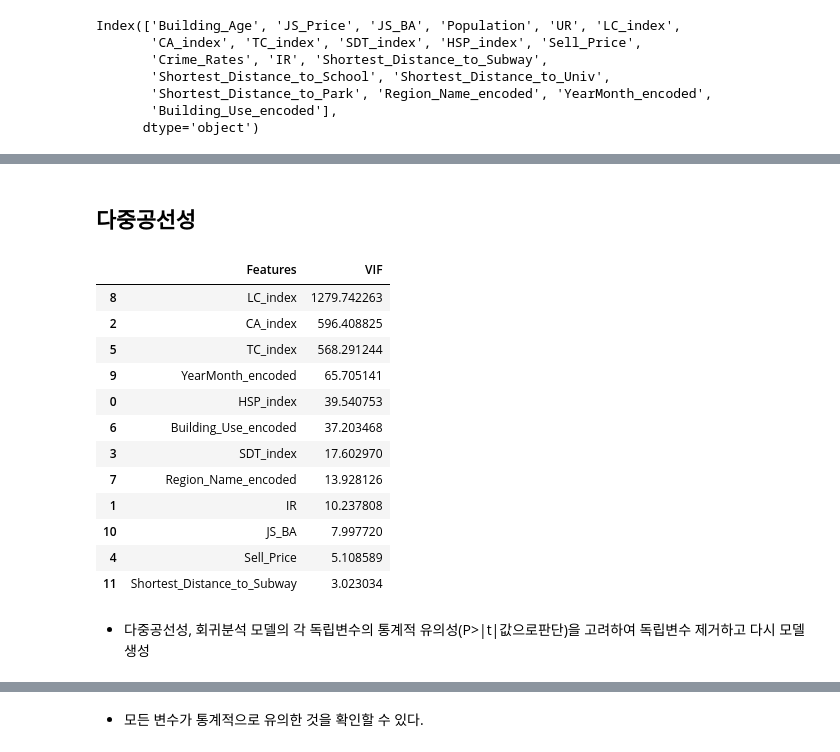
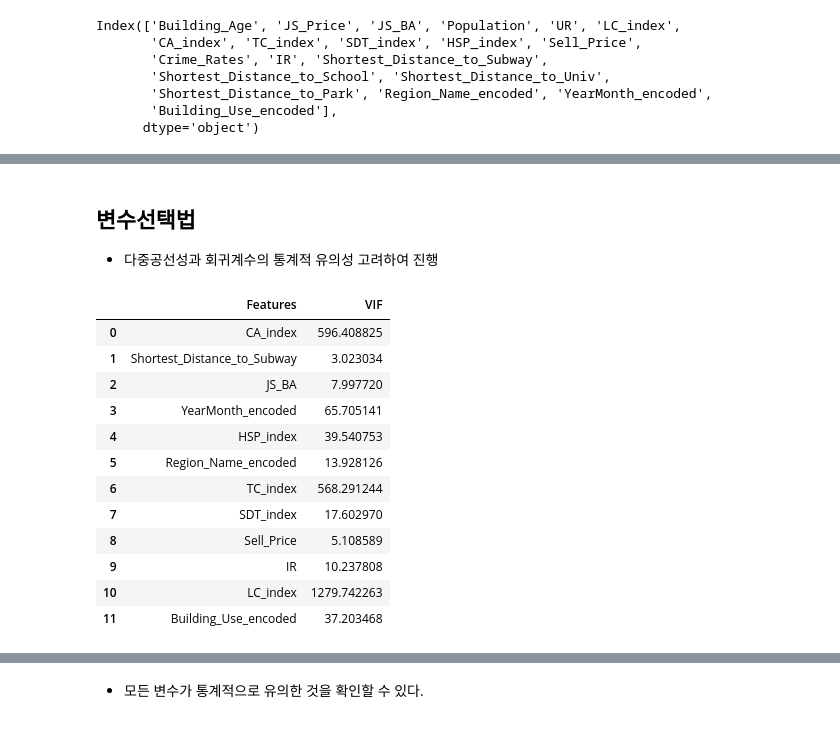
Before and after one commit to HSYhrae/team3_semi_project, a Jupyter notebook: Regression_analysis.ipynb, the cells around one changed output, grey strips where cells are left out. Drawn from its saved outputs; the diff is of its cells as text; code cells hidden in the pictures.

```diff
--- a/Regression_analysis.ipynb
+++ b/Regression_analysis.ipynb
@@ -256,21 +140,0 @@ plt.show()
-# %%
-count = len(df_encoded.columns) - 1
-col = 3
-
-fig, ax = plt.subplots(nrows=math.ceil(count / col), ncols=col, figsize=(30, 30))
-ax = ax.ravel()  # 2D 배열을 1D 배열로 평탄화
-
-# 그래프를 그릴 컬럼 목록
-columns_to_plot = [column for column in df_encoded.columns]
-
-for i, column in enumerate(columns_to_plot):
-    if i < len(ax):  # 인덱스가 배열 크기를 벗어나지 않도록 확인
-        sns.kdeplot(data=df_encoded[column], ax=ax[i], shade=True)
-        ax[i].set_title(column)
-
-# 남은 subplot 비우기
-for i in range(len(columns_to_plot), len(ax)):
-    fig.delaxes(ax[i])
-
-plt.tight_layout()
-plt.show()
@@ -359,8 +223,9 @@ Covariance Type:            nonrobust
 
 Notes:
 [1] Standard Errors assume that the covariance matrix of the errors is correctly specified.
-# %% [markdown]
-## 다중공선성
+# %% [markdown]
+## 변수선택법
+- 다중공선성과 회귀계수의 통계적 유의성 고려하여 진행
 # %%
 # X 데이터에서 상수항 제거 (VIF 계산에서 상수항은 제외해야 함)
 X_without_constant = X.drop('const', axis=1)
@@ -369,21 +234,19 @@ X_without_constant = X.drop('const', axis=1)
 vif = pd.DataFrame()
 vif["Features"] = X_without_constant.columns
 vif["VIF"] = [variance_inflation_factor(X_without_constant.values, i) for i in range(X_without_constant.shape[1])]
-# %%
-vif.sort_values(by='VIF', ascending=False)
-# %% [output]
-|  | Features | VIF |
-| 8 | LC_index | 1279.742263 |
-| 2 | CA_index | 596.408825 |
-| 5 | TC_index | 568.291244 |
-| 9 | YearMonth_encoded | 65.705141 |
-| 0 | HSP_index | 39.540753 |
-| 6 | Building_Use_encoded | 37.203468 |
-| 3 | SDT_index | 17.602970 |
-| 7 | Region_Name_encoded | 13.928126 |
-| 1 | IR | 10.237808 |
-| 10 | JS_BA | 7.997720 |
-| 4 | Sell_Price | 5.108589 |
-| 11 | Shortest_Distance_to_Subway | 3.023034 |
-# %% [markdown]
-- 다중공선성, 회귀분석 모델의 각 독립변수의 통계적 유의성(P>|t|값으로판단)을 고려하여 독립변수 제거하고 다시 모델 생성
+# %%
+vif
+# %% [output]
+|  | Features | VIF |
+| 0 | CA_index | 596.408825 |
+| 1 | Shortest_Distance_to_Subway | 3.023034 |
+| 2 | JS_BA | 7.997720 |
+| 3 | YearMonth_encoded | 65.705141 |
+| 4 | HSP_index | 39.540753 |
+| 5 | Region_Name_encoded | 13.928126 |
+| 6 | TC_index | 568.291244 |
+| 7 | SDT_index | 17.602970 |
+| 8 | Sell_Price | 5.108589 |
+| 9 | IR | 10.237808 |
+| 10 | LC_index | 1279.742263 |
+| 11 | Building_Use_encoded | 37.203468 |
```
Also changed, not shown: parts of 41 cells of this notebook, 7 other files.
